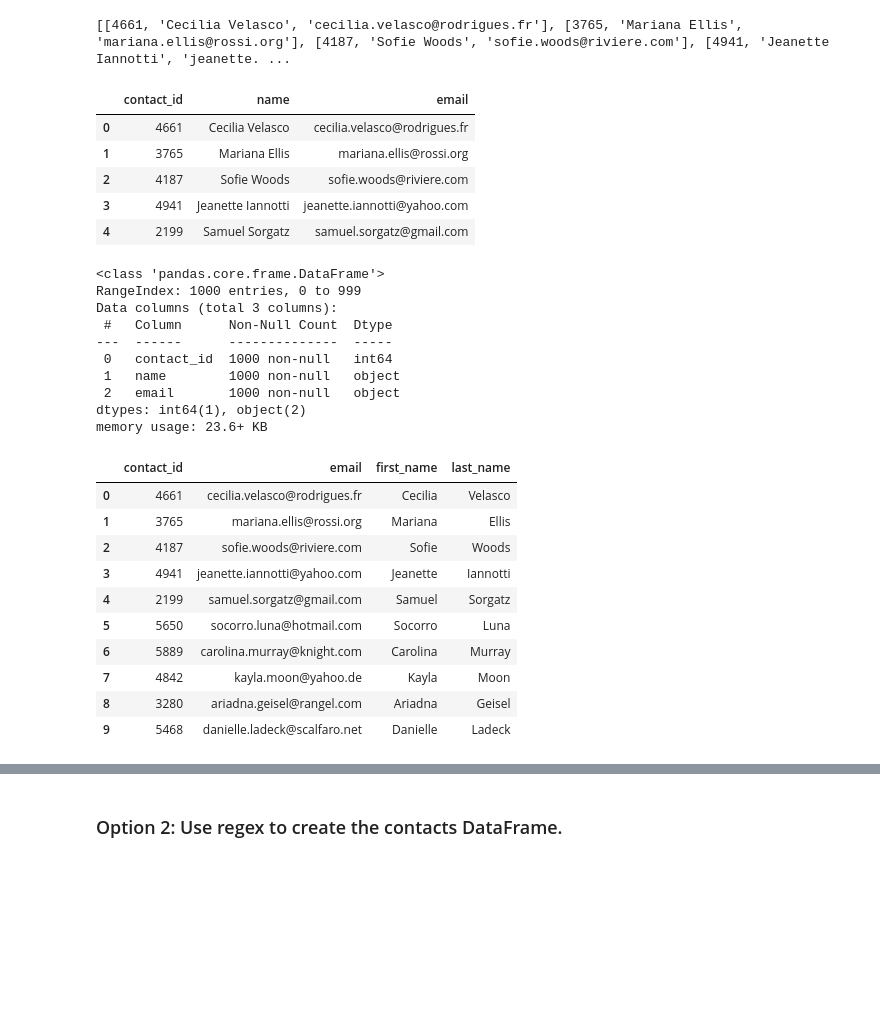
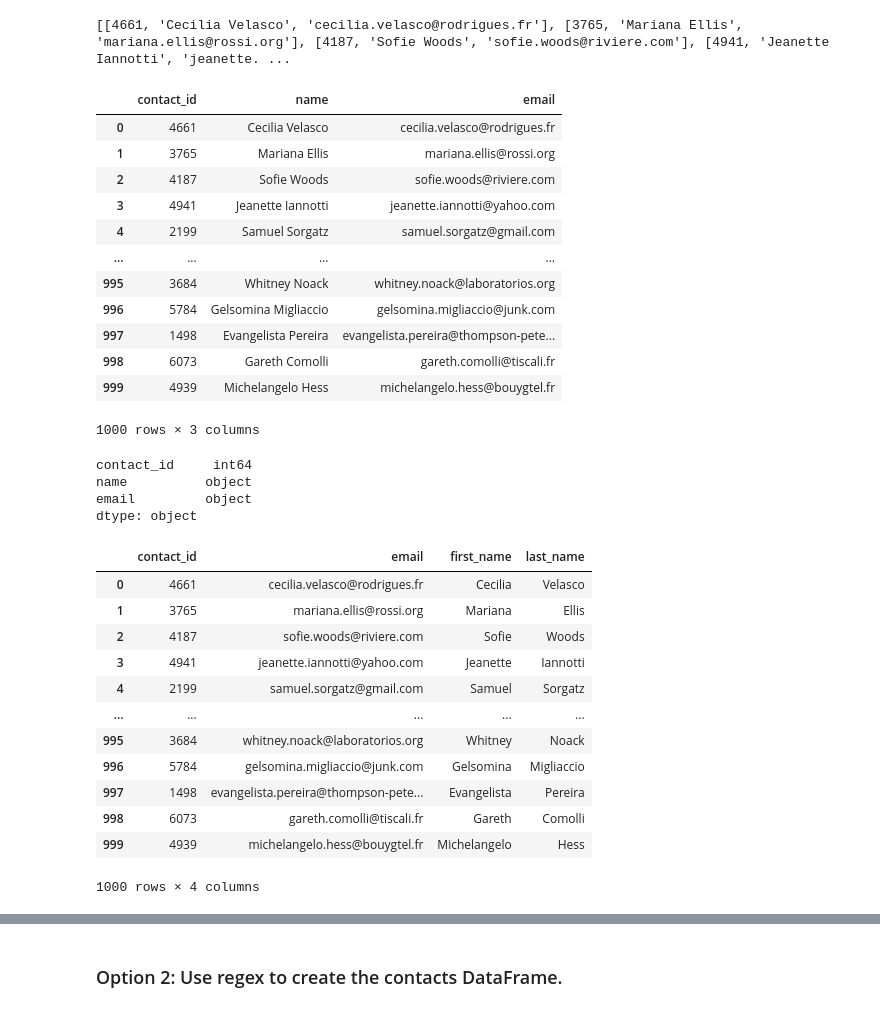
Before and after one commit to Andrew-Bourgeois/Crowdfunding_ETL, a Jupyter notebook: ETL_Mini_Project_ABourgeois_RGutierrez.ipynb, the cells around one changed output, grey strips where cells are left out. Saved outputs shown, nothing was run; the diff lists cells and outputs as text; code cells hidden in the pictures; blank space fills up the shorter version.

```diff
--- a/ETL_Mini_Project_ABourgeois_RGutierrez.ipynb
+++ b/ETL_Mini_Project_ABourgeois_RGutierrez.ipynb
@@ -320,7 +320,12 @@ campaign_cleaned.to_csv("Resources/campaign.csv", index=False)
 ### Extract the contacts.xlsx Data.
 # %%
 # Read the data into a Pandas DataFrame. Use the `header=2` parameter when reading in the data.
-contact_info_df = pd.read_excel('Resources/contacts.xlsx', header=2)
+"""
+    Code was not working when I used the 'header=2' parameter. After opening and reviewing the excel doc
+    I found the proper row reference for the header was row '3' for 'contact_info'.
+"""
+
+contact_info_df = pd.read_excel('Resources/contacts.xlsx', header=3)
 contact_info_df.head()
 # %% [output]
 |  | contact_info |
@@ -345,6 +350,13 @@ Then export the DataFrame as a `contacts.csv` CSV file.
 # Iterate through the contact_info_df and convert each row to a dictionary.
 import json
 dict_values = []
+# iterate through each row
+for i, row in contact_info_df.iterrows():
+    row_data = json.loads(row['contact_info'])
+    # iterate through each rows key:value pairs and store values in a new listt using list comprehension
+    r_values = [value for key, value in row_data.items()]
+    # add list of row values to dict_values
+    dict_values.append(r_values)
 
 
 # Print out the list of values for each row.
@@ -354,6 +366,8 @@ print(dict_values)
 # %%
 # Create a contact_info DataFrame and add each list of values, i.e., each row
 # to the 'contact_id', 'name', 'email' columns.
+contacts_info_df = pd.DataFrame(dict_values, columns = ['contact_id', 'name', 'email'])
+contacts_info_df
 # %% [output]
 |  | contact_id | name | email |
 | 0 | 4661 | Cecilia Velasco | cecilia.velasco@rodrigues.fr |
@@ -361,35 +375,41 @@ print(dict_values)
 | 2 | 4187 | Sofie Woods | sofie.woods@riviere.com |
 | 3 | 4941 | Jeanette Iannotti | jeanette.iannotti@yahoo.com |
 | 4 | 2199 | Samuel Sorgatz | samuel.sorgatz@gmail.com |
+| ... | ... | ... | ... |
+| 995 | 3684 | Whitney Noack | whitney.noack@laboratorios.org |
+| 996 | 5784 | Gelsomina Migliaccio | gelsomina.migliaccio@junk.com |
+| 997 | 1498 | Evangelista Pereira | evangelista.pereira@thompson-pete... |
+| 998 | 6073 | Gareth Comolli | gareth.comolli@tiscali.fr |
+| 999 | 4939 | Michelangelo Hess | michelangelo.hess@bouygtel.fr |
+1000 rows × 3 columns
 # %%
 # Check the datatypes.
+contacts_info_df.dtypes
 # %% [output]
-<class 'pandas.core.frame.DataFrame'>
-RangeIndex: 1000 entries, 0 to 999
-Data columns (total 3 columns):
- #   Column      Non-Null Count  Dtype
----  ------      --------------  -----
- 0   contact_id  1000 non-null   int64
- 1   name        1000 non-null   object
- 2   email       1000 non-null   object
-dtypes: int64(1), object(2)
-memory usage: 23.6+ KB
+contact_id     int64
+name          object
+email         object
+dtype: object
 # %%
 # Create a "first"name" and "last_name" column with the first and last names from the "name" column.
-
+contacts_info_df[['first_name', 'last_name']] = contacts_info_df['name'].str.split(" ", n=1, expand=True)
 
 # Drop the contact_name column
+cleaned_contacts_info_df = contacts_info_df.drop('name', axis=1)
+cleaned_contacts_info_df
 # %% [output]
 |  | contact_id | email | first_name | last_name |
 | 0 | 4661 | cecilia.velasco@rodrigues.fr | Cecilia | Velasco |
 | 1 | 3765 | mariana.ellis@rossi.org | Mariana | Ellis |
 | 2 | 4187 | sofie.woods@riviere.com | Sofie | Woods |
 | 3 | 4941 | jeanette.iannotti@yahoo.com | Jeanette | Iannotti |
 | 4 | 2199 | samuel.sorgatz@gmail.com | Samuel | Sorgatz |
-| 5 | 5650 | socorro.luna@hotmail.com | Socorro | Luna |
-| 6 | 5889 | carolina.murray@knight.com | Carolina | Murray |
-| 7 | 4842 | kayla.moon@yahoo.de | Kayla | Moon |
-| 8 | 3280 | ariadna.geisel@rangel.com | Ariadna | Geisel |
-| 9 | 5468 | danielle.ladeck@scalfaro.net | Danielle | Ladeck |
+| ... | ... | ... | ... | ... |
+| 995 | 3684 | whitney.noack@laboratorios.org | Whitney | Noack |
+| 996 | 5784 | gelsomina.migliaccio@junk.com | Gelsomina | Migliaccio |
+| 997 | 1498 | evangelista.pereira@thompson-pete... | Evangelista | Pereira |
+| 998 | 6073 | gareth.comolli@tiscali.fr | Gareth | Comolli |
+| 999 | 4939 | michelangelo.hess@bouygtel.fr | Michelangelo | Hess |
+1000 rows × 4 columns
 # %%
 # Reorder the columns
```
Also changed, not shown: parts of 7 cells of this notebook, 1 other file.
